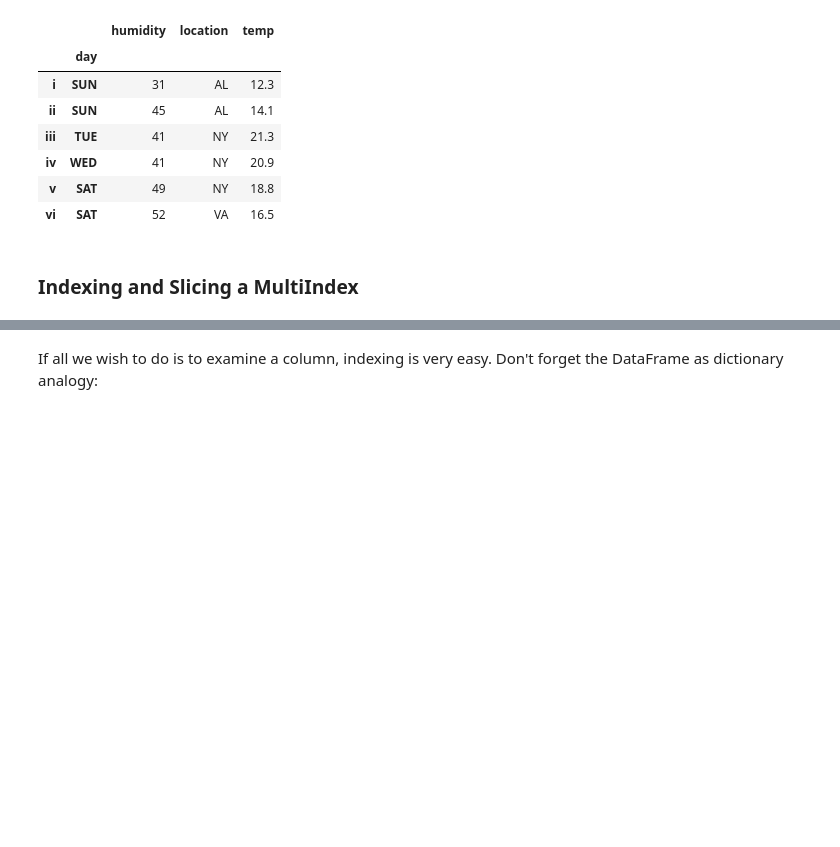
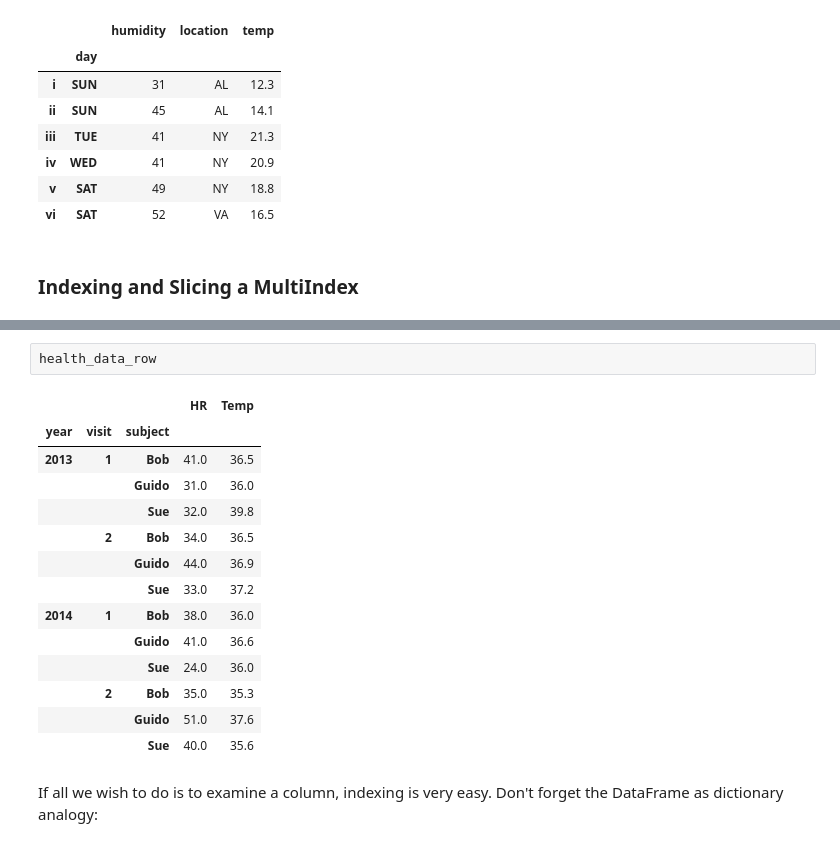
Before and after one commit to sagol-python-for-neuroscientists/textbook-public, a Jupyter notebook: classes/class7.ipynb, the cells around one changed output, grey strips where cells are left out. Saved outputs shown, nothing was run; the diff lists cells and outputs as text; blank space fills up the shorter version.

```diff
--- a/classes/class7.ipynb
+++ b/classes/class7.ipynb
@@ -751,2 +775,19 @@ states.set_index([['i', 'ii', 'iii', 'iv', 'v', 'vi'], 'day'])
+# %%
+health_data_row
+# %% [output]
+|  |  |  | HR | Temp |
+| year | visit | subject |  |  |
+| 2013 | 1 | Bob | 41.0 | 36.5 |
+|  |  | Guido | 31.0 | 36.0 |
+|  |  | Sue | 32.0 | 39.8 |
+|  | 2 | Bob | 34.0 | 36.5 |
+|  |  | Guido | 44.0 | 36.9 |
+|  |  | Sue | 33.0 | 37.2 |
+| 2014 | 1 | Bob | 38.0 | 36.0 |
+|  |  | Guido | 41.0 | 36.6 |
+|  |  | Sue | 24.0 | 36.0 |
+|  | 2 | Bob | 35.0 | 35.3 |
+|  |  | Guido | 51.0 | 37.6 |
+|  |  | Sue | 40.0 | 35.6 |
 # %% [markdown]
 If all we wish to do is to examine a column, indexing is very easy. Don't forget the DataFrame as dictionary analogy:
```
Also changed, not shown: parts of 79 cells of this notebook.
